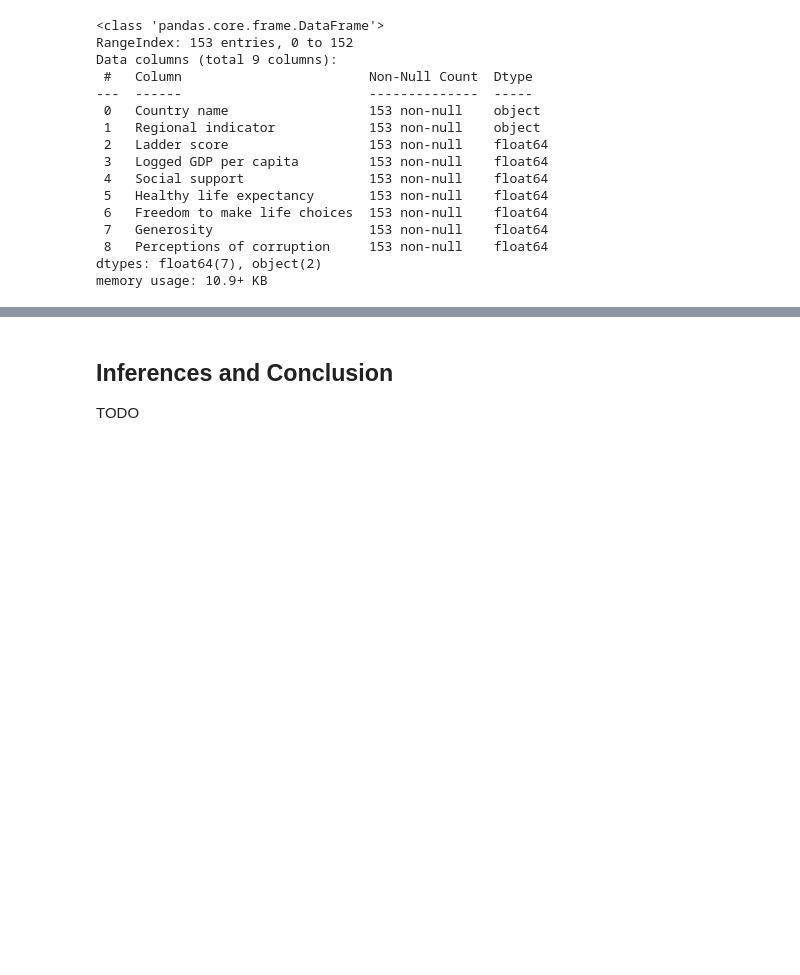
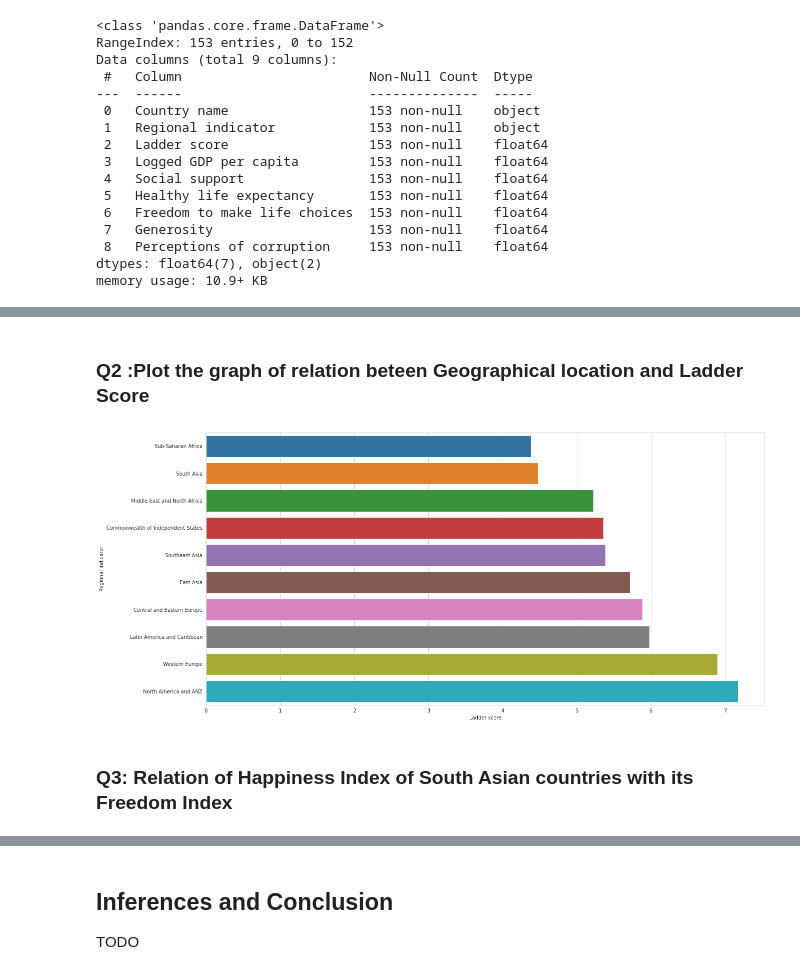
Before and after one commit to AayushAnshu21/World_Happiness_Analysis, a Jupyter notebook: World_Happiness_Analysis.ipynb, the cells around one changed output, grey strips where cells are left out. Cells and saved outputs as stored; diff of their text form; code cells hidden in the pictures; blank space fills up the shorter version.

```diff
--- a/World_Happiness_Analysis.ipynb
+++ b/World_Happiness_Analysis.ipynb
@@ -17,6 +17,7 @@ import pandas as pd
 from urllib.request import urlretrieve
 import matplotlib.pyplot as plt
 import seaborn as sns
+sns.set_style("whitegrid")
 %matplotlib inline
 # %%
 happiness_df = pd.read_csv('World_happiness_Index_2020.csv')
@@ -84,0 +82,3 @@ TODO
+# %%
+happiness_region_df = happiness_df.groupby('Regional indicator')[['Ladder score']].mean().reset_index()
+happiness_region_df.sort_values('Ladder score',ascending = False)
@@ -84,0 +97,9 @@ TODO
+# %% [markdown]
+### **Q2 :Plot the graph of relation beteen Geographical location and Ladder Score**
+# %%
+plt.figure(figsize=(20, 10))
+sns.barplot('Ladder score', 'Regional indicator', data=happiness_region_df,order=happiness_region_df.sort_values('Ladder score')['Regional indicator']);
+# %% [output]
+[figure, added]
+# %% [markdown]
+### **Q3: Relation of Happiness Index of South Asian countries with its Freedom Index**
```
Also changed, not shown: parts of 14 cells of this notebook.
